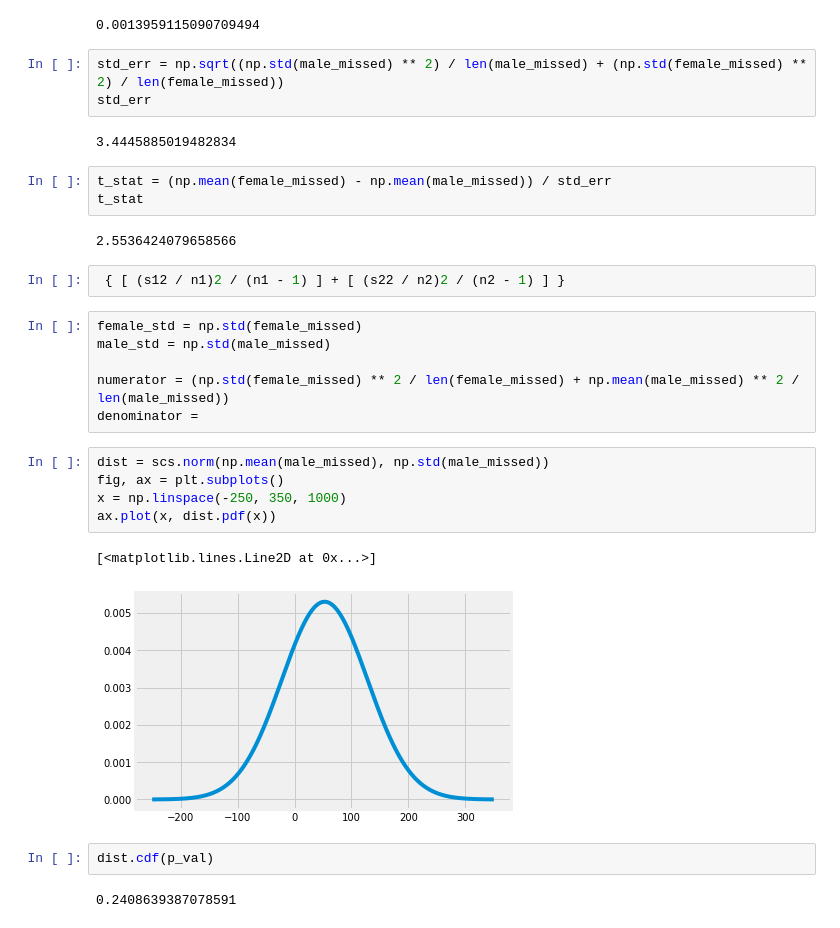
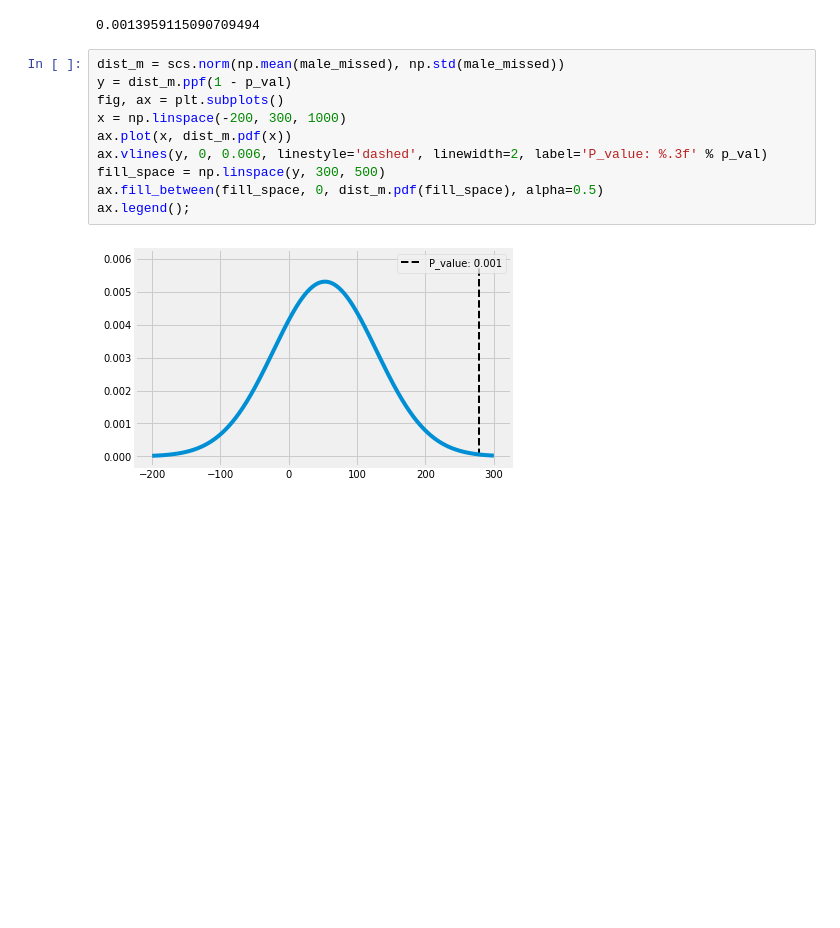
Before and after one commit to rcohngru/congressional-voting-eda, a Jupyter notebook: Post Capstone EDA/Gender.ipynb, the cells around one changed output. Saved outputs shown, nothing was run; the diff lists cells and outputs as text; blank space fills up the shorter version.

```diff
--- a/Post Capstone EDA/Gender.ipynb
+++ b/Post Capstone EDA/Gender.ipynb
@@ -120,33 +128,15 @@ t_stat, p_val = scs.ttest_ind(male_missed, female_missed)
 print(p_val)
 # %% [output]
 0.0013959115090709494
-# %%
-std_err = np.sqrt((np.std(male_missed) ** 2) / len(male_missed) + (np.std(female_missed) ** 2) / len(female_missed))
-std_err
-# %% [output]
-3.4445885019482834
-# %%
-t_stat = (np.mean(female_missed) - np.mean(male_missed)) / std_err
-t_stat
-# %% [output]
-2.5536424079658566
-# %%
- { [ (s12 / n1)2 / (n1 - 1) ] + [ (s22 / n2)2 / (n2 - 1) ] }
-# %%
-female_std = np.std(female_missed)
-male_std = np.std(male_missed)
-
-numerator = (np.std(female_missed) ** 2 / len(female_missed) + np.mean(male_missed) ** 2 / len(male_missed))
-denominator =
 # %%
-dist = scs.norm(np.mean(male_missed), np.std(male_missed))
+dist_m = scs.norm(np.mean(male_missed), np.std(male_missed))
+y = dist_m.ppf(1 - p_val)
 fig, ax = plt.subplots()
-x = np.linspace(-250, 350, 1000)
-ax.plot(x, dist.pdf(x))
+x = np.linspace(-200, 300, 1000)
+ax.plot(x, dist_m.pdf(x))
+ax.vlines(y, 0, 0.006, linestyle='dashed', linewidth=2, label='P_value: %.3f' % p_val)
+fill_space = np.linspace(y, 300, 500)
+ax.fill_between(fill_space, 0, dist_m.pdf(fill_space), alpha=0.5)
+ax.legend();
 # %% [output]
-[<matplotlib.lines.Line2D at 0x...>]
-[figure, old version]
+[figure, new version]
-# %%
-dist.cdf(p_val)
-# %% [output]
-0.2408639387078591
```
Also changed, not shown: parts of 27 cells of this notebook, 9 other files.
